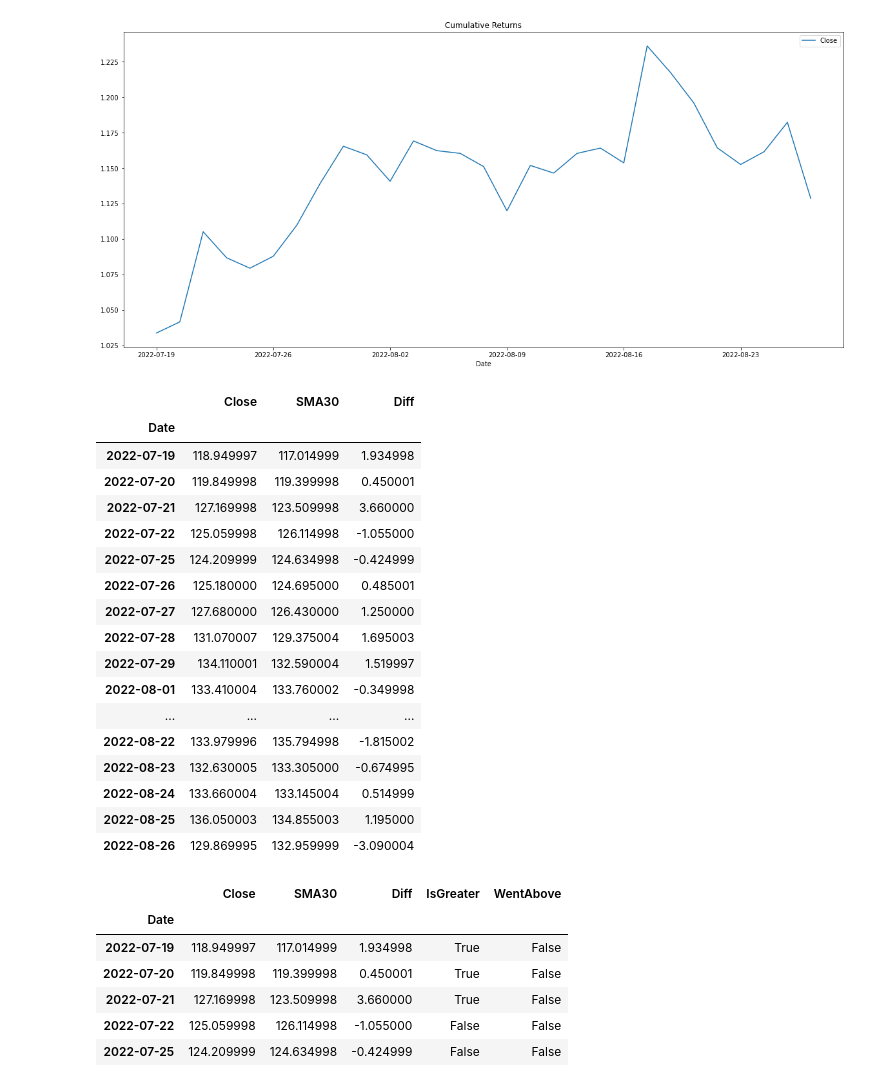
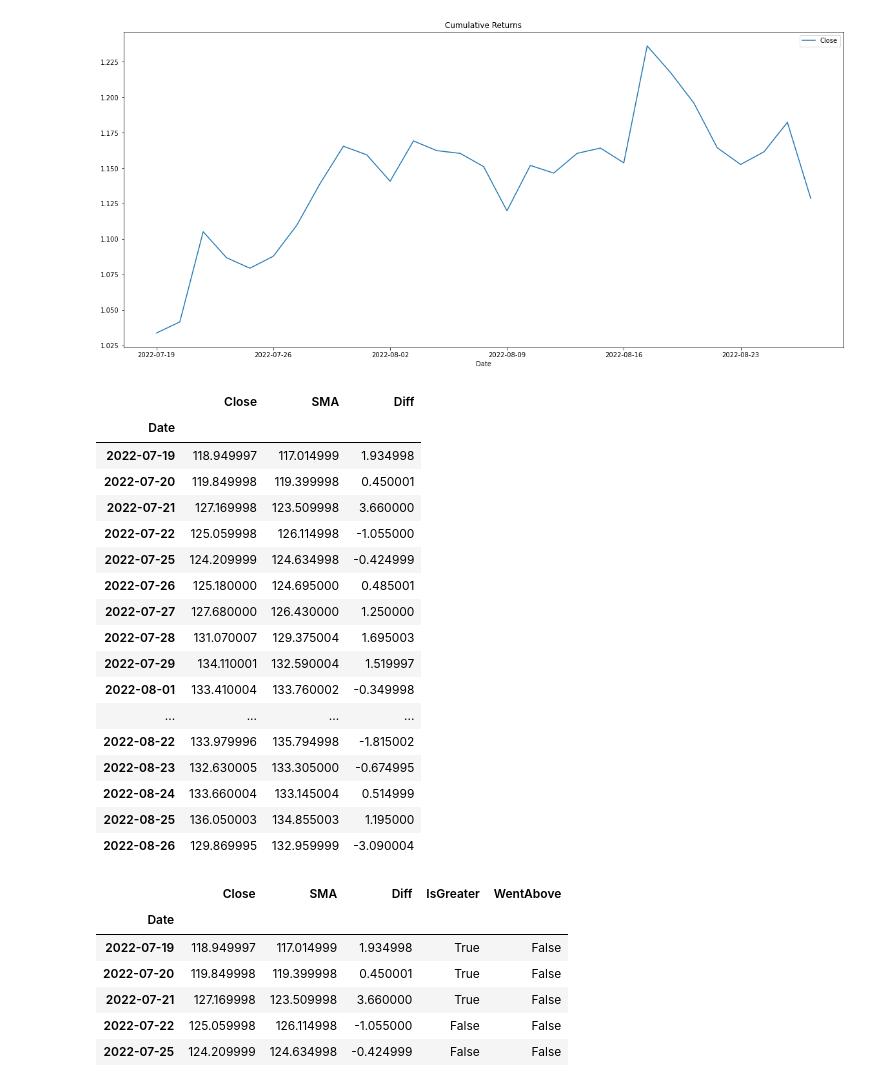
Before and after one commit to ktung2018/ESG100, a Jupyter notebook: ESG_Profits.ipynb, the cells around one changed output. Saved outputs shown, nothing was run; the diff lists cells and outputs as text; code cells hidden in the pictures.

```diff
--- a/ESG_Profits.ipynb
+++ b/ESG_Profits.ipynb
@@ -10,5 +13,5 @@ pwd
 # %%
-esg_df = pd.read_csv("..\market_profile\Datasets\esg_082722.csv", index_col=False)
+esg_df = pd.read_csv(".\Datasets\esg_082722.csv", index_col=False)
 esg_df
 # %% [output]
 |  | Datetime | Open | High | Low | Close | Volume | Dividends | Stock Splits |
@@ -179,12 +182,12 @@ cumulative_returns.plot(figsize=(20,9), title="Cumulative Returns")
 # %%
 rollingStock=df
 #rollingStock=rollingStock['Close'].to_frame()
-rollingStock['SMA30']=rollingStock['Close'].rolling(2).mean()
-rollingStock['Diff']=rollingStock['Close']-rollingStock['SMA30']
+rollingStock['SMA']=rollingStock['Close'].rolling(2).mean()
+rollingStock['Diff']=rollingStock['Close']-rollingStock['SMA']
 rollingStock.dropna(inplace=True)
 rollingStock
 # %% [output]
-|  | Close | SMA30 | Diff |
+|  | Close | SMA | Diff |
 | Date |  |  |  |
 | 2022-07-19 | 118.949997 | 117.014999 | 1.934998 |
 | 2022-07-20 | 119.849998 | 119.399998 | 0.450001 |
@@ -208,7 +213,7 @@ rollingStock['IsGreater'] = rollingStock['Diff'] > 0
 rollingStock['WentAbove'] = (rollingStock['IsGreater'] == True) & (rollingStock['IsGreater'].shift(1) == False)
 rollingStock.head()
 # %% [output]
-|  | Close | SMA30 | Diff | IsGreater | WentAbove |
+|  | Close | SMA | Diff | IsGreater | WentAbove |
 | Date |  |  |  |  |  |
 | 2022-07-19 | 118.949997 | 117.014999 | 1.934998 | True | False |
 | 2022-07-20 | 119.849998 | 119.399998 | 0.450001 | True | False |
```
Also changed, not shown: parts of 14 cells of this notebook.
